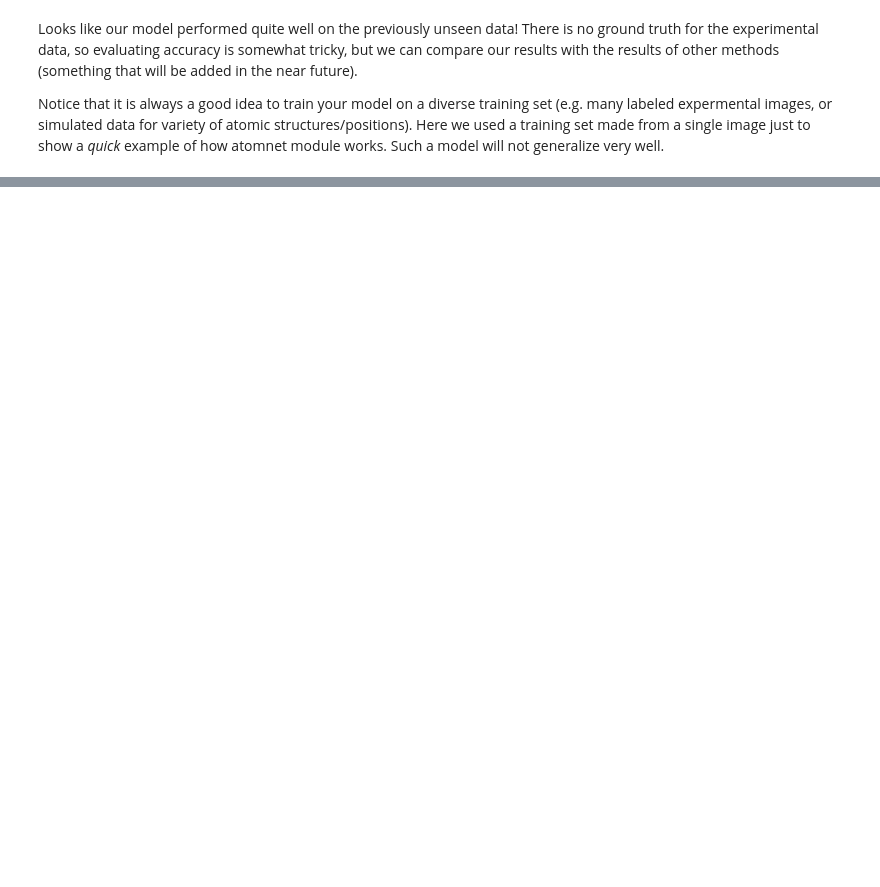
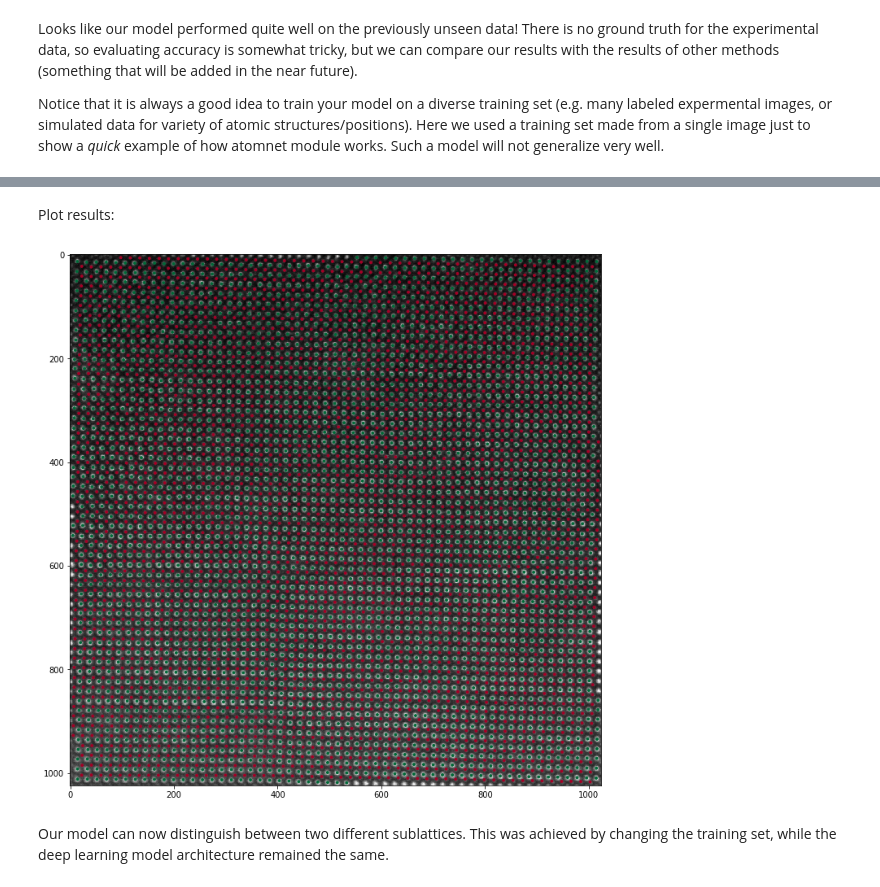
Before and after one commit to pycroscopy/atomai, a Jupyter notebook: examples/notebooks/atomai_atomnet.ipynb, the cells around one changed output, grey strips where cells are left out. Drawn from its saved outputs; the diff is of its cells as text; code cells hidden in the pictures; blank space fills up the shorter version.

```diff
--- a/examples/notebooks/atomai_atomnet.ipynb
+++ b/examples/notebooks/atomai_atomnet.ipynb
@@ -73,0 +127,8 @@ Notice that it is always a good idea to train your model on a diverse training s
+# %% [markdown]
+Plot results:
+# %%
+plot_coord(expdata, coordinates_2[0], fsize=12)
+# %% [output]
+[figure, added]
+# %% [markdown]
+Our model can now distinguish between two different sublattices. This was achieved by changing the training set, while the deep learning model architecture remained the same.
```
Also changed, not shown: parts of 21 cells of this notebook.
